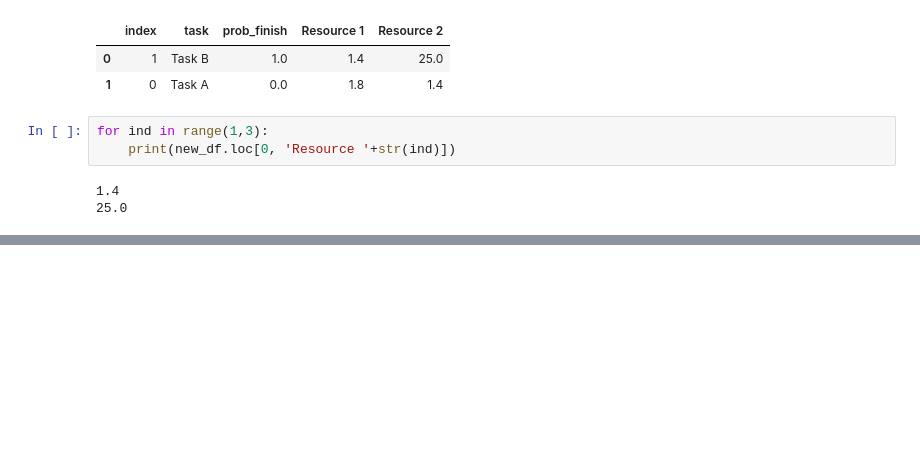
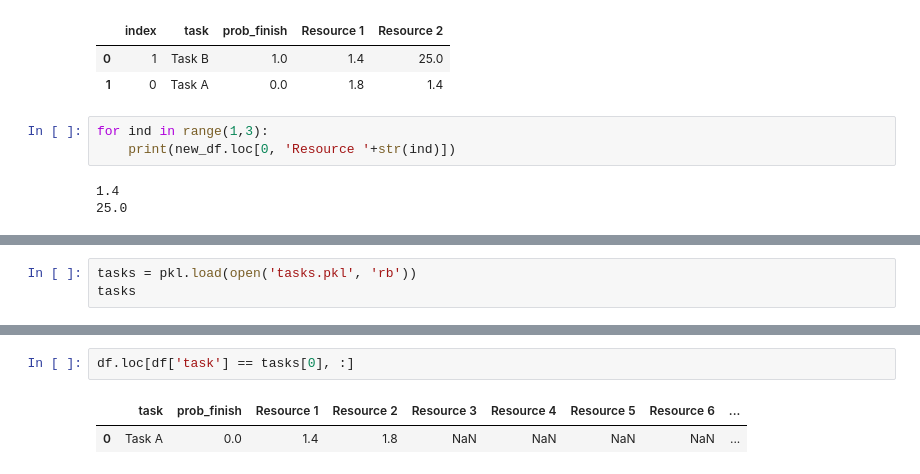
Before and after one commit to eliransc/new_bpo_bayes, a Jupyter notebook: bpo_experiments.ipynb, the cells around one changed output, grey strips where cells are left out. Drawn from its saved outputs; the diff is of its cells as text; blank space fills up the shorter version.

```diff
--- a/bpo_experiments.ipynb
+++ b/bpo_experiments.ipynb
@@ -290,0 +307,3 @@ for ind in range(1,3):
+# %%
+tasks = pkl.load(open('tasks.pkl', 'rb'))
+tasks
@@ -290,0 +336,5 @@ for ind in range(1,3):
+# %%
+df.loc[df['task'] == tasks[0], :]
+# %% [output]
+|  | task | prob_finish | Resource 1 | Resource 2 | Resource 3 | Resource 4 | Resource 5 | Resource 6 | ... |
+| 0 | Task A | 0.0 | 1.4 | 1.8 | NaN | NaN | NaN | NaN | ... |
```
Also changed, not shown: parts of 12 cells of this notebook, 3 other files.
